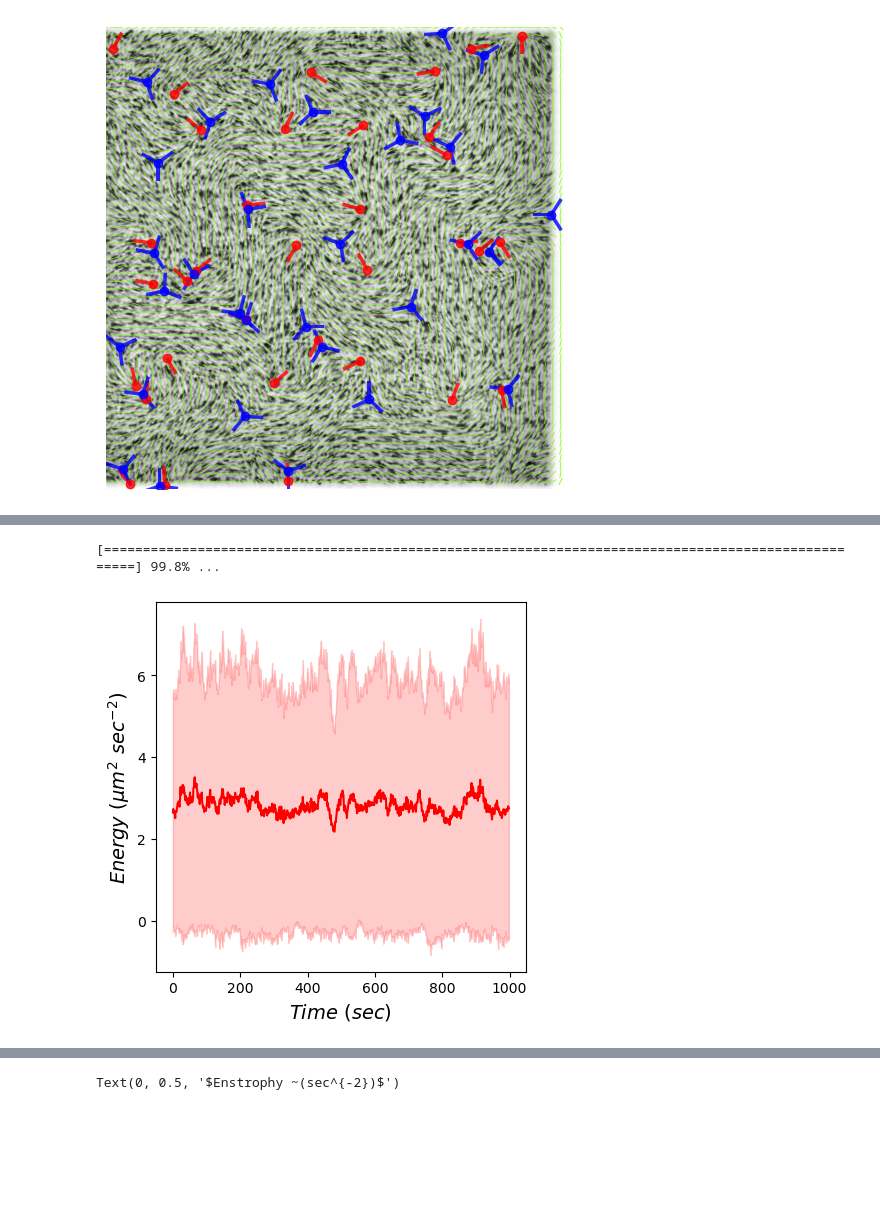
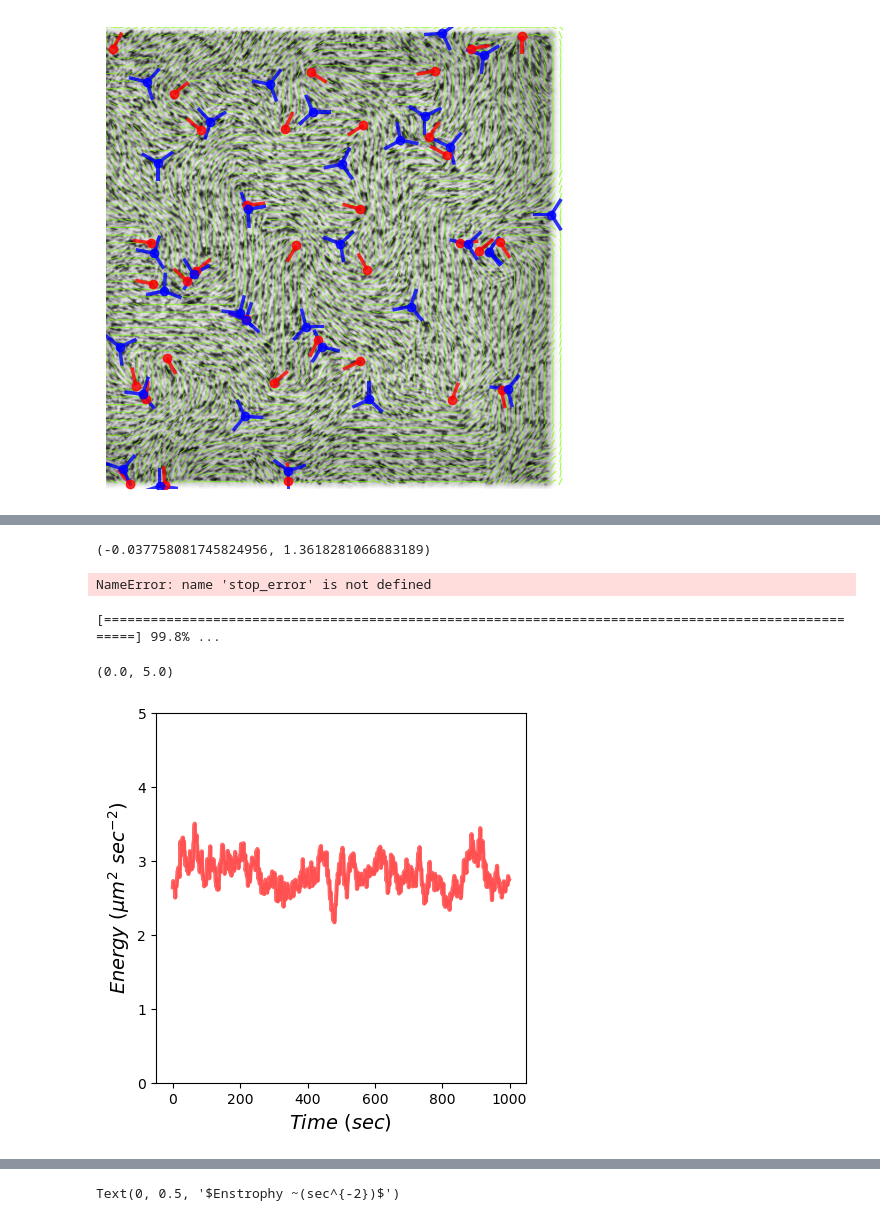
Before and after one commit to viciya/nematics, a Jupyter notebook: nematics/journals/bacteria_flow_ori_defects_soft_matter.ipynb, the cells around one changed output, grey strips where cells are left out. Cells and saved outputs as stored; diff of their text form; code cells hidden in the pictures; blank space fills up the shorter version.

```diff
--- a/nematics/journals/bacteria_flow_ori_defects_soft_matter.ipynb
+++ b/nematics/journals/bacteria_flow_ori_defects_soft_matter.ipynb
@@ -173,3 +121,34 @@ if SAVE:
     fig.savefig(save_folder + "/director_field1.svg", bbox_inches=extent.expanded(1.15, 1.15))
 # %% [output]
 [figure]
+# %%
+image_list = glob.glob(r"C:\Users\victo\Downloads\SB_lab\BEER_DATA\ISF defects new\6\*.tif")
+image_list = natsorted(image_list, key=lambda y: y.lower())
+# %%
+num = 100
+vel_ori_list = []
+for (im_num,img1),img2 in zip(enumerate(image_list[:num]),image_list[1:num+1]):
+    imgR1 = cv2.imread(img1)[:,:900,0]
+    imgR2 = cv2.imread(img2)[:,:900,0]
+    flowR = cv2.calcOpticalFlowFarneback(imgR1,imgR2, None, 0.5, 3,
+        winsize=15, iterations=3, poly_n=5, poly_sigma=1.2, flags=0)
+    flowR_ang = np.arctan2(flowR[:,:,1],flowR[:,:,0])
+
+
+    imgL1 = cv2.imread(img1)[:,900:,0]
+    imgL2 = cv2.imread(img2)[:,900:,0]
+    flowL = cv2.calcOpticalFlowFarneback(imgL1,imgL2, None, 0.5, 3,
+        winsize=15, iterations=3, poly_n=5, poly_sigma=1.2, flags=0)
+    flowL_ang = np.arctan2(flowL[:,:,1],flowL[:,:,0])
+
+    # sigma = 11
+    # oriR,_,_ = analyze_defects(imgR, sigma=sigma)
+    # oriL,_,_ = analyze_defects(imgL, sigma=sigma)
+    # d_ori = ((oriR-oriL).ravel()%(np.pi)) *180/np.pi
+
+    d_ori = ((flowR_ang-flowL_ang).ravel()%(np.pi)) *180/np.pi
+    d_ori[d_ori>90] = d_ori[d_ori>90] - 180
+    vel_ori_list.append(d_ori)
+    # p = plt.hist(d_ori, 60, alpha=.1)
+    # break
+    progressBar(im_num, num)
@@ -176,3 +375,12 @@ if SAVE:
+# %%
+from scipy.stats import circmean, circstd, sem
+circmean(pairsRL_df["dang"], low=-np.pi, high=np.pi), circstd(pairsRL_df["dang"], low=-np.pi, high=np.pi)
+# %% [output]
+(-0.037758081745824956, 1.3618281066883189)
+# %%
+stop_error
+# %% [output]
+NameError: name 'stop_error' is not defined
 # %%
 u = []
 v = []
@@ -199,15 +407,17 @@ for (i,im1), im2 in zip(enumerate(image_list[:-1]), image_list[1:]):
 energy_list = [((uu**2+vv**2)/2.) for (uu,vv) in zip(u,v)]
 energy_av_std = np.array([(np.mean(e), np.std(e)) for e in energy_list])
 # %%
-plt.plot(np.arange(len(energy_av_std[:,0])), energy_av_std[:,0], "r")
+plt.plot(np.arange(len(energy_av_std[:,0])), energy_av_std[:,0], "r", linewidth=3, alpha=.6)
 plt.fill_between(np.arange(len(energy_av_std)),
-    energy_av_std[:,0] - energy_av_std[:,1], energy_av_std[:,0] + energy_av_std[:,1],
+    energy_av_std[:,0] - energy_av_std[:,1]/900, energy_av_std[:,0] + energy_av_std[:,1]/900,
     color="r", alpha=.2)
 plt.xlabel(r"$Time ~(sec)$", fontsize=14)
 plt.ylabel(r"$Energy ~(\mu m^2 ~sec^{-2})$", fontsize=14)
 plt.gca().set_box_aspect(1)
+plt.ylim([0,5])
 # %% [output]
+(0.0, 5.0)
-[figure, old version]
+[figure, new version]
 # %%
 enstrophy_list = [(np.gradient(vv)[1] - np.gradient(uu)[0])**2/2. for (uu,vv) in zip(u,v)]
 enstropy_av_std = np.array([(np.mean(e), np.std(e)) for e in enstrophy_list])
```
Also changed, not shown: parts of 49 cells of this notebook, 4 other files.
